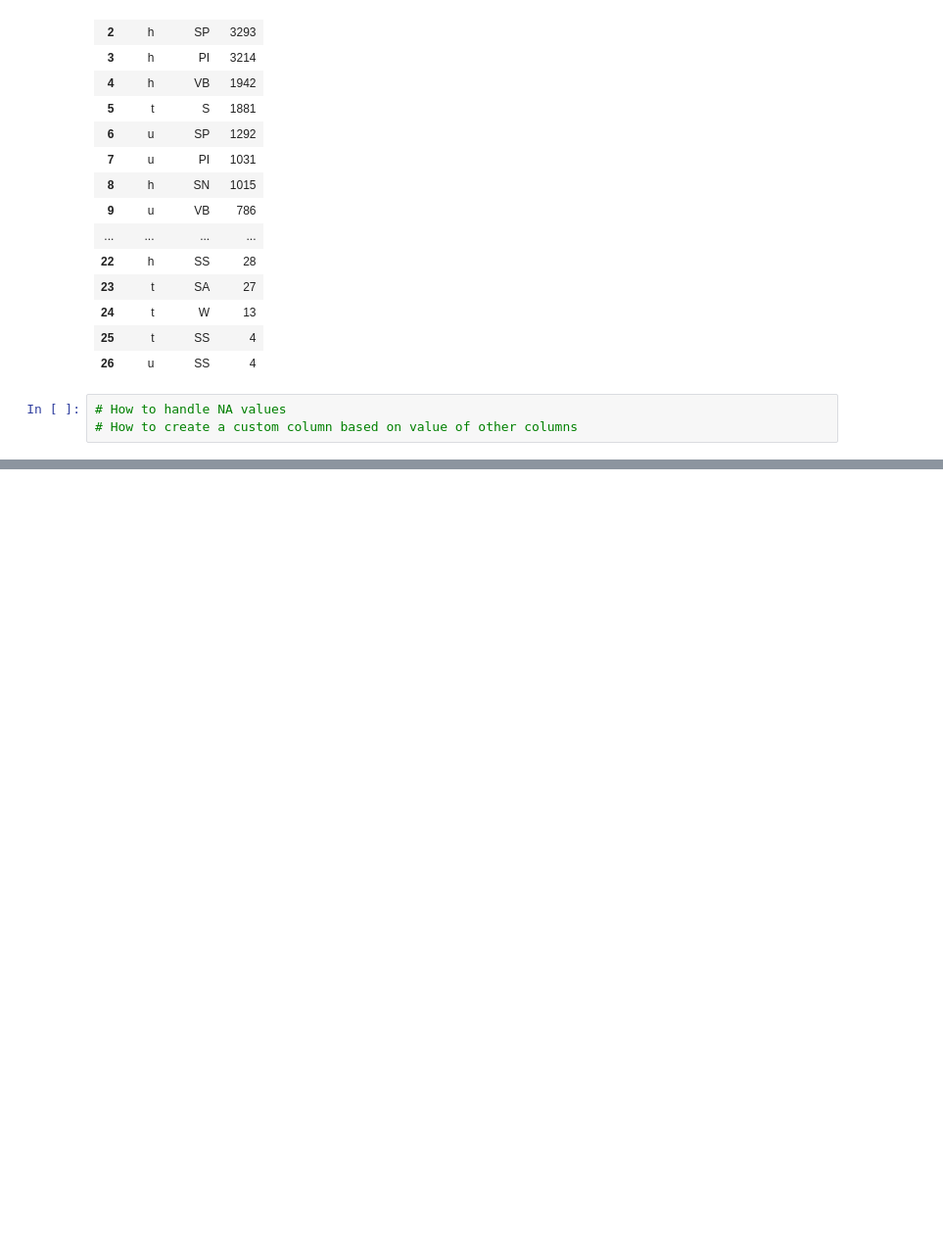
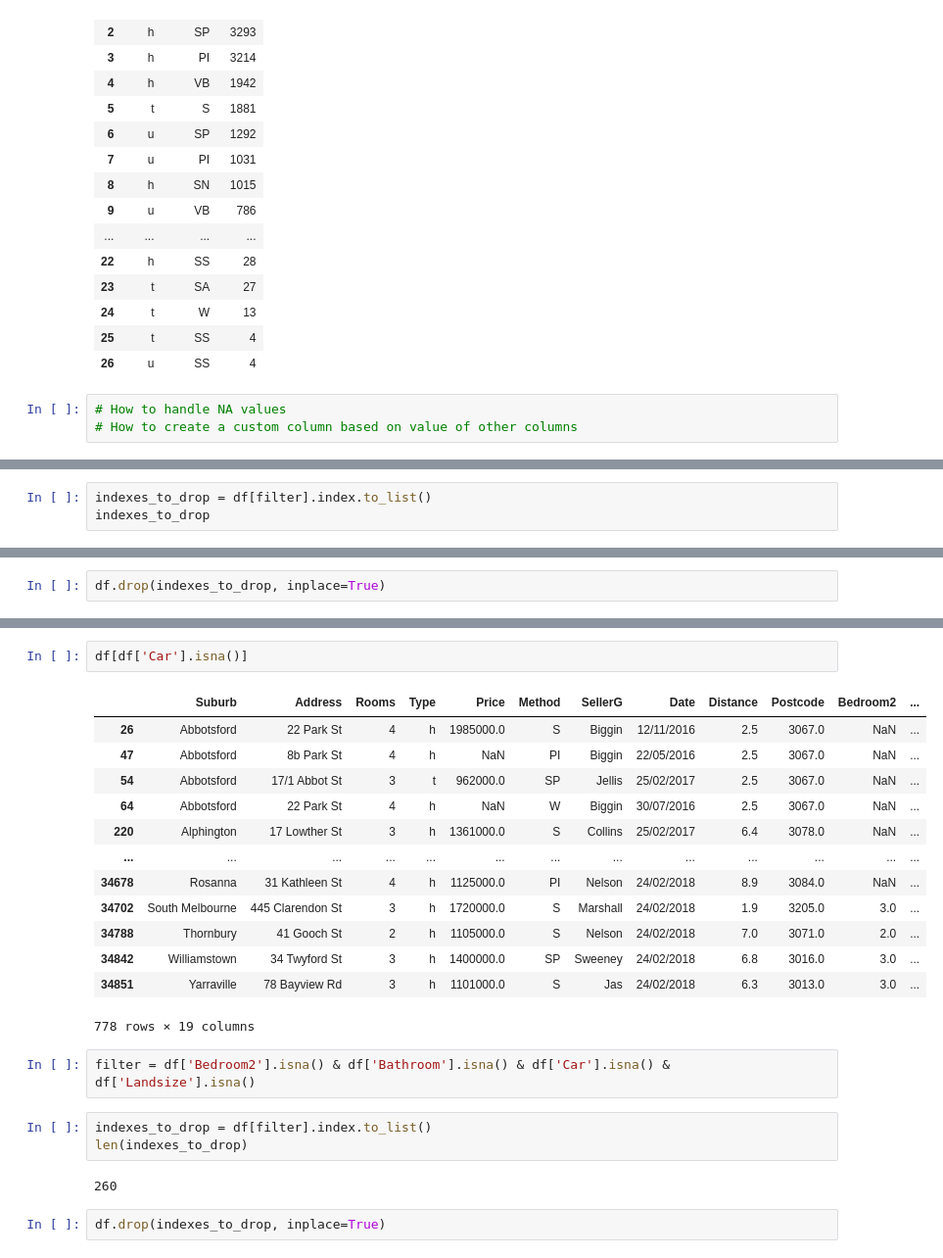
Before and after one commit to CEPHAL0/python_workshop_evening, a Jupyter notebook: data_science/melbourne_housing_analysis.ipynb, the cells around one changed output, grey strips where cells are left out. Shown at 98% size. Drawn from its saved outputs; the diff is of its cells as text; blank space fills up the shorter version.

```diff
--- a/data_science/melbourne_housing_analysis.ipynb
+++ b/data_science/melbourne_housing_analysis.ipynb
@@ -173,0 +386,3 @@ df[['Type', 'Method']].value_counts().reset_index()
+# %%
+indexes_to_drop = df[filter].index.to_list()
+indexes_to_drop
@@ -173,0 +407,2 @@ df[['Type', 'Method']].value_counts().reset_index()
+# %%
+df.drop(indexes_to_drop, inplace=True)
@@ -173,0 +429,25 @@ df[['Type', 'Method']].value_counts().reset_index()
+# %%
+df[df['Car'].isna()]
+# %% [output]
+|  | Suburb | Address | Rooms | Type | Price | Method | SellerG | Date | Distance | Postcode | Bedroom2 | ... |
+| 26 | Abbotsford | 22 Park St | 4 | h | 1985000.0 | S | Biggin | 12/11/2016 | 2.5 | 3067.0 | NaN | ... |
+| 47 | Abbotsford | 8b Park St | 4 | h | NaN | PI | Biggin | 22/05/2016 | 2.5 | 3067.0 | NaN | ... |
+| 54 | Abbotsford | 17/1 Abbot St | 3 | t | 962000.0 | SP | Jellis | 25/02/2017 | 2.5 | 3067.0 | NaN | ... |
+| 64 | Abbotsford | 22 Park St | 4 | h | NaN | W | Biggin | 30/07/2016 | 2.5 | 3067.0 | NaN | ... |
+| 220 | Alphington | 17 Lowther St | 3 | h | 1361000.0 | S | Collins | 25/02/2017 | 6.4 | 3078.0 | NaN | ... |
+| ... | ... | ... | ... | ... | ... | ... | ... | ... | ... | ... | ... | ... |
+| 34678 | Rosanna | 31 Kathleen St | 4 | h | 1125000.0 | PI | Nelson | 24/02/2018 | 8.9 | 3084.0 | NaN | ... |
+| 34702 | South Melbourne | 445 Clarendon St | 3 | h | 1720000.0 | S | Marshall | 24/02/2018 | 1.9 | 3205.0 | 3.0 | ... |
+| 34788 | Thornbury | 41 Gooch St | 2 | h | 1105000.0 | S | Nelson | 24/02/2018 | 7.0 | 3071.0 | 2.0 | ... |
+| 34842 | Williamstown | 34 Twyford St | 3 | h | 1400000.0 | SP | Sweeney | 24/02/2018 | 6.8 | 3016.0 | 3.0 | ... |
+| 34851 | Yarraville | 78 Bayview Rd | 3 | h | 1101000.0 | S | Jas | 24/02/2018 | 6.3 | 3013.0 | 3.0 | ... |
+778 rows × 19 columns
+# %%
+filter = df['Bedroom2'].isna() & df['Bathroom'].isna() & df['Car'].isna() & df['Landsize'].isna()
+# %%
+indexes_to_drop = df[filter].index.to_list()
+len(indexes_to_drop)
+# %% [output]
+260
+# %%
+df.drop(indexes_to_drop, inplace=True)
```
Also changed, not shown: parts of 36 cells of this notebook, 1 other file.
